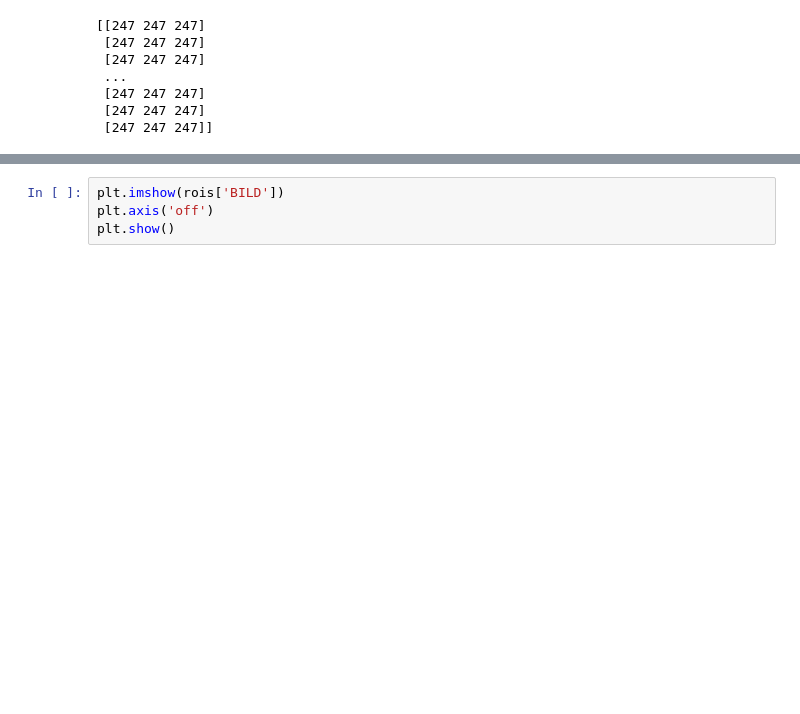
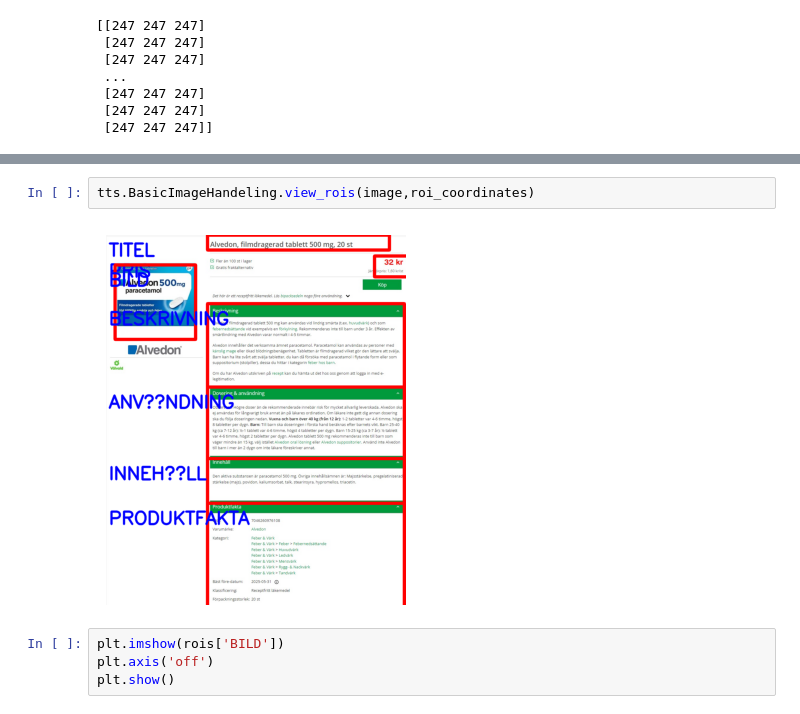
Before and after one commit to tyrasforsgren/LangChain-Examlpe-Projects, a Jupyter notebook: proj_2/text_to_speech_DEMO.ipynb, the cells around one changed output, grey strips where cells are left out. Drawn from its saved outputs; the diff is of its cells as text; blank space fills up the shorter version.

```diff
--- a/proj_2/text_to_speech_DEMO.ipynb
+++ b/proj_2/text_to_speech_DEMO.ipynb
@@ -56,3 +70,7 @@ print(rois['TITEL'][0])
+# %%
+tts.BasicImageHandeling.view_rois(image,roi_coordinates)
+# %% [output]
+[figure, added]
 # %%
 plt.imshow(rois['BILD'])
 plt.axis('off')
```
Also changed, not shown: parts of 15 cells of this notebook, 1 other file.
